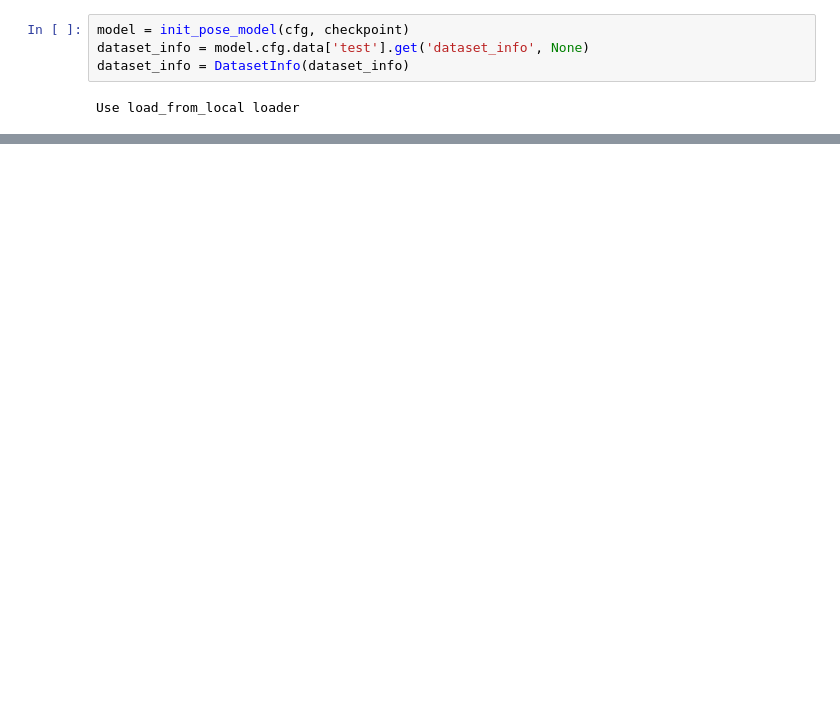
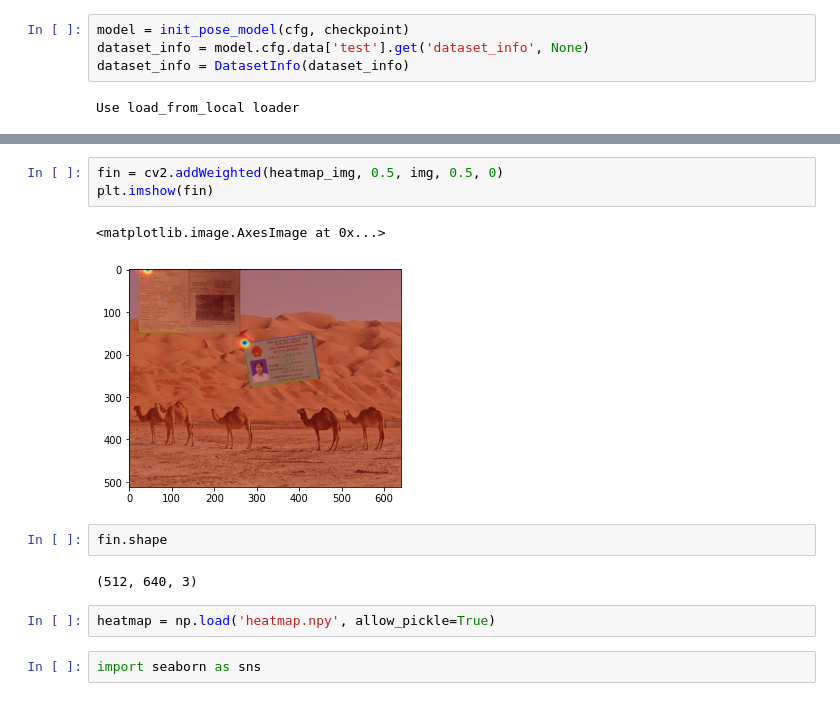
Before and after one commit to ngonhi/mmpose, a Jupyter notebook: inference.ipynb, the cells around one changed output, grey strips where cells are left out. Saved outputs shown, nothing was run; the diff lists cells and outputs as text; blank space fills up the shorter version.

```diff
--- a/inference.ipynb
+++ b/inference.ipynb
@@ -86,0 +73,14 @@ dataset.ann_info
+# %%
+fin = cv2.addWeighted(heatmap_img, 0.5, img, 0.5, 0)
+plt.imshow(fin)
+# %% [output]
+<matplotlib.image.AxesImage at 0x...>
+[figure, added]
+# %%
+fin.shape
+# %% [output]
+(512, 640, 3)
+# %%
+heatmap = np.load('heatmap.npy', allow_pickle=True)
+# %%
+import seaborn as sns
```
Also changed, not shown: parts of 12 cells of this notebook, 6 other files.
